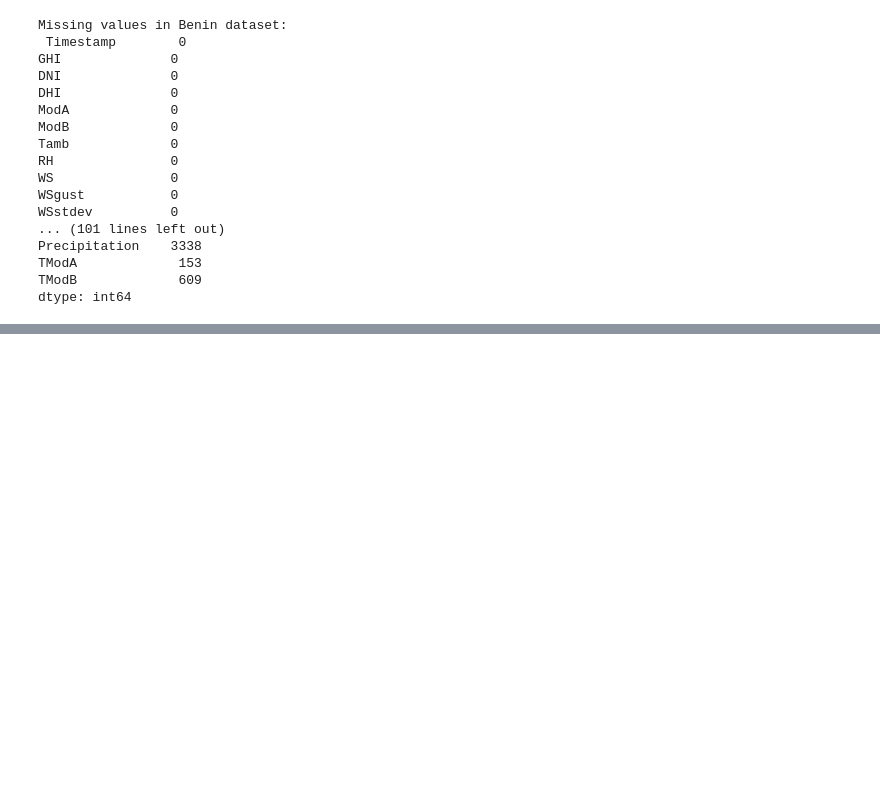
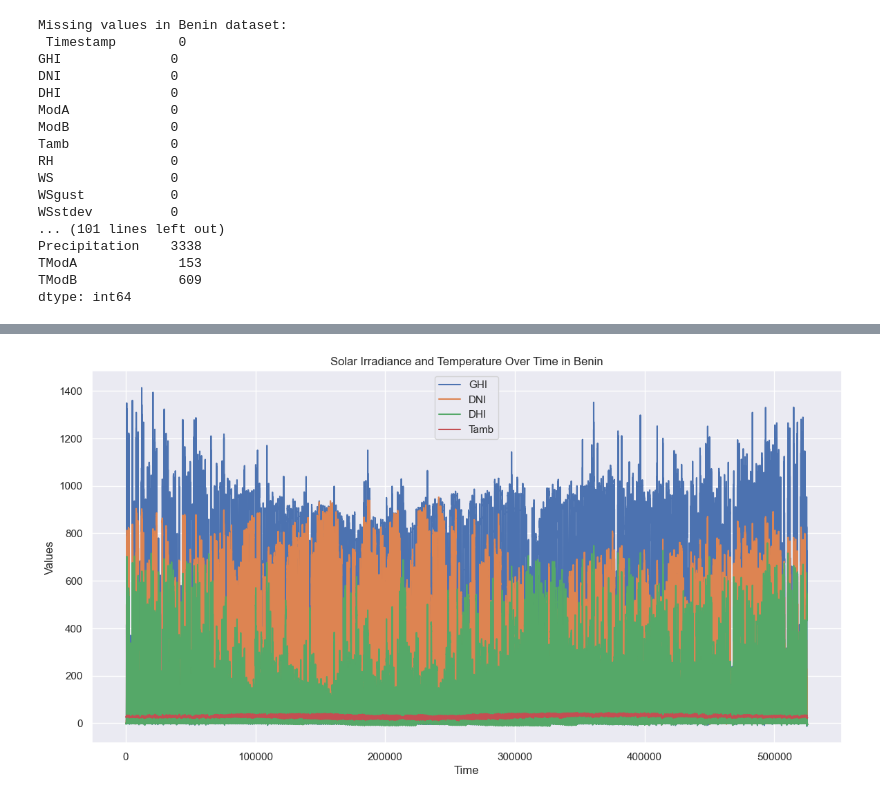
Before and after one commit to YonInsights/Analyze-Solar-Radiation-Measurement-, a Jupyter notebook: notebooks/eda.ipynb, the cells around one changed output, grey strips where cells are left out. Drawn from its saved outputs; the diff is of its cells as text; code cells hidden in the pictures; blank space fills up the shorter version.

```diff
--- a/notebooks/eda.ipynb
+++ b/notebooks/eda.ipynb
@@ -148,12 +165,14 @@ dtype: int64
 # %%
-# Plot GHI, DNI, DHI, and Tamb over time for Benin
+#Plot Multiple Variables
 plt.figure(figsize=(14, 7))
-plt.plot(benin['Date'], benin['GHI'], label='GHI')
-plt.plot(benin['Date'], benin['DNI'], label='DNI')
-plt.plot(benin['Date'], benin['DHI'], label='DHI')
-plt.plot(benin['Date'], benin['Tamb'], label='Tamb')
-plt.xlabel('Date')
+plt.plot(benin['GHI'], label='GHI')
+plt.plot(benin['DNI'], label='DNI')
+plt.plot(benin['DHI'], label='DHI')
+plt.plot(benin['Tamb'], label='Tamb')
+plt.title('Solar Irradiance and Temperature Over Time in Benin')
+plt.xlabel('Time')
 plt.ylabel('Values')
-plt.title('Time Series Analysis for Benin')
 plt.legend()
 plt.show()
+# %% [output]
+[figure, added]
```
Also changed, not shown: parts of 17 cells of this notebook.
